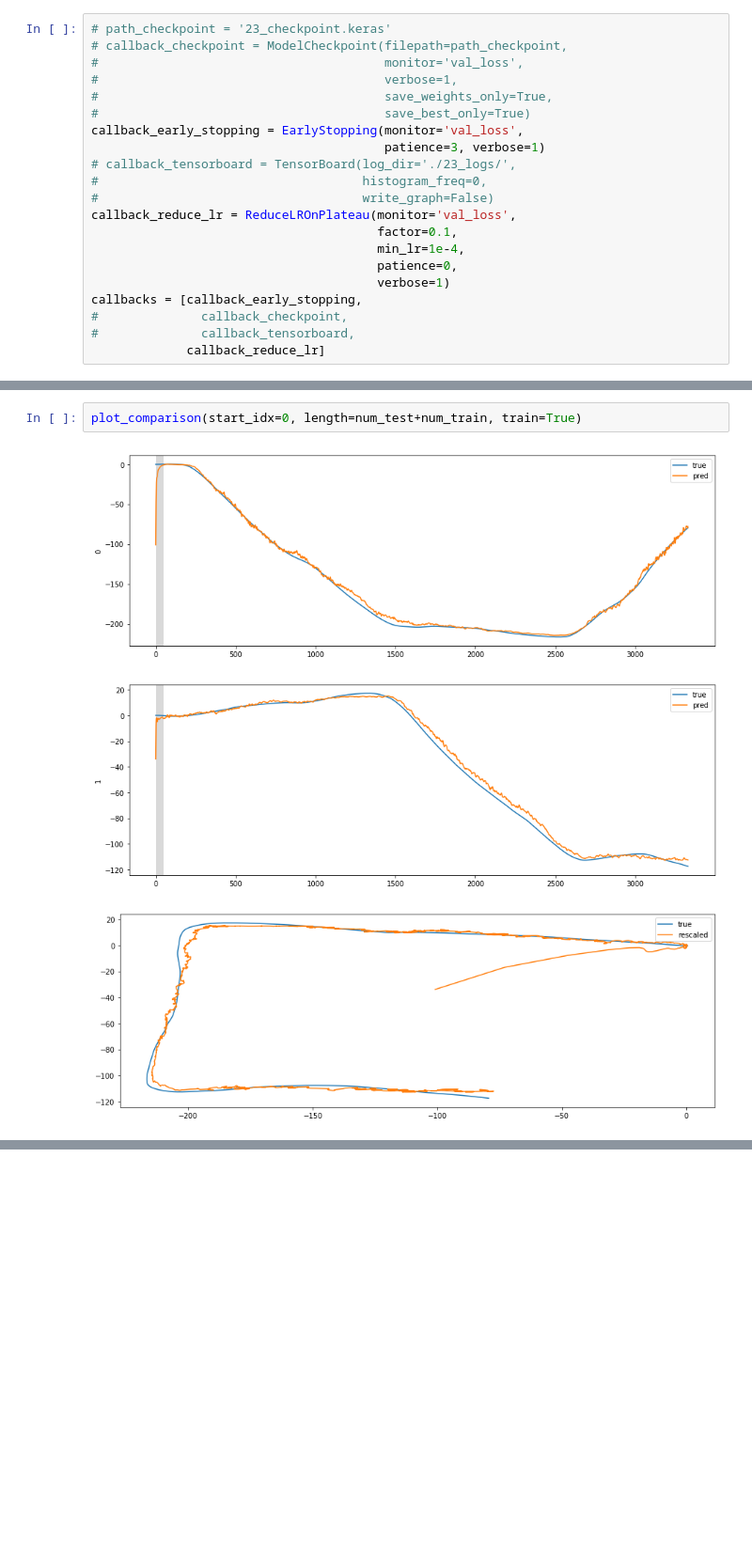
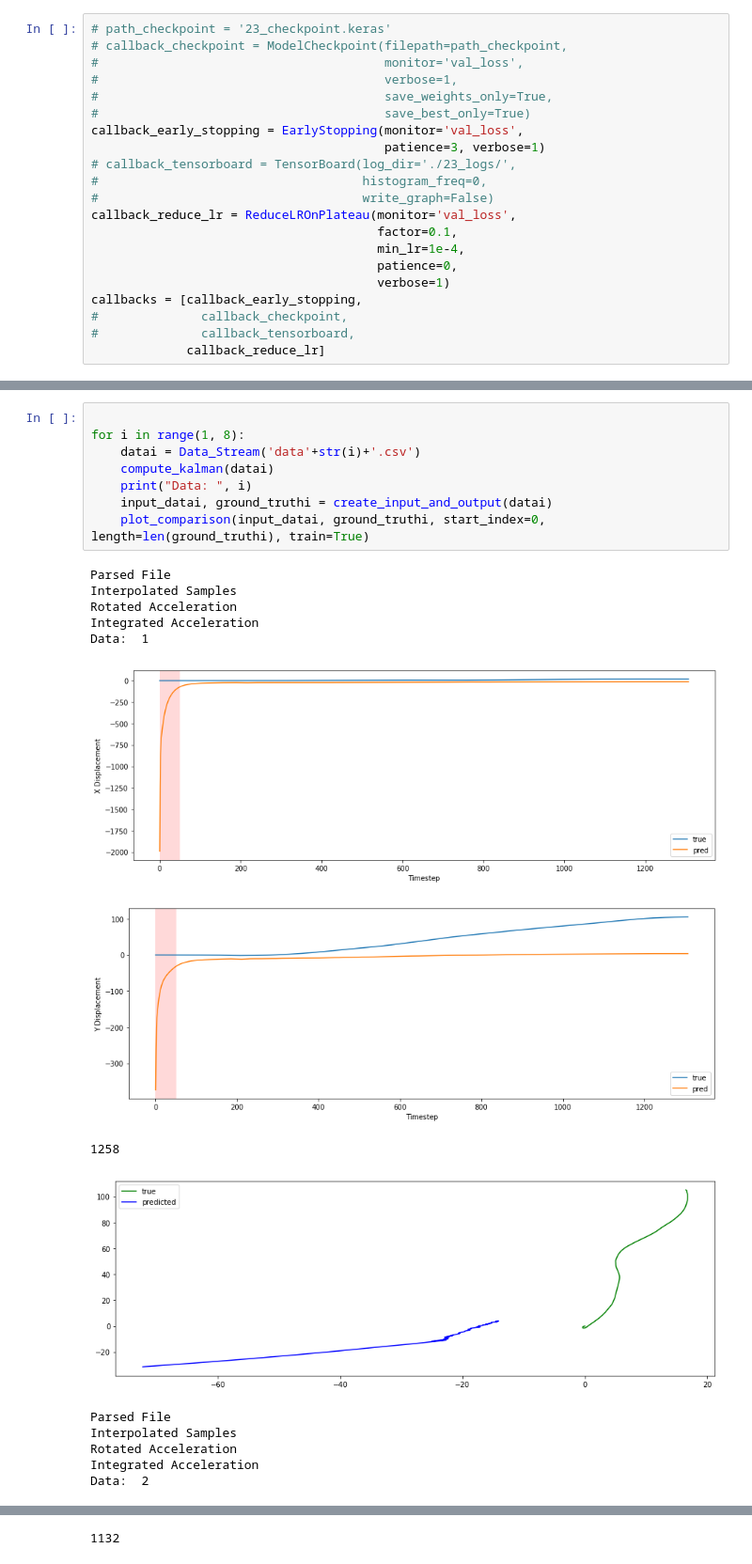
Before and after one commit to harrywaugh/ActivityTrackingWithSensorFusion, a Jupyter notebook: Analyse IMU Stream-RNN.ipynb, the cells around one changed output, grey strips where cells are left out. Shown at 94% size. Drawn from its saved outputs; the diff is of its cells as text; blank space fills up the shorter version.

```diff
--- a/Analyse IMU Stream-RNN.ipynb
+++ b/Analyse IMU Stream-RNN.ipynb
@@ -389,6 +392,23 @@ plot_comparison(start_idx=0, length=num_test, train=False)
-# %%
-plot_comparison(start_idx=0, length=num_test+num_train, train=True)
-# %% [output]
-[figure, removed]
-[figure, removed]
-[figure, removed]
+# %%
+
+for i in range(1, 8):
+    datai = Data_Stream('data'+str(i)+'.csv')
+    compute_kalman(datai)
+    print("Data: ", i)
+    input_datai, ground_truthi = create_input_and_output(datai)
+    plot_comparison(input_datai, ground_truthi, start_index=0, length=len(ground_truthi), train=True)
+# %% [output]
+Parsed File
+Interpolated Samples
+Rotated Acceleration
+Integrated Acceleration
+Data:  1
+[figure, added]
+[figure, added]
+1258
+[figure, added]
+Parsed File
+Interpolated Samples
+Rotated Acceleration
+Integrated Acceleration
+Data:  2
@@ -394,0 +417 @@ plot_comparison(start_idx=0, length=num_test+num_train, train=True)
+1132
```
Also changed, not shown: parts of 20 cells of this notebook.
